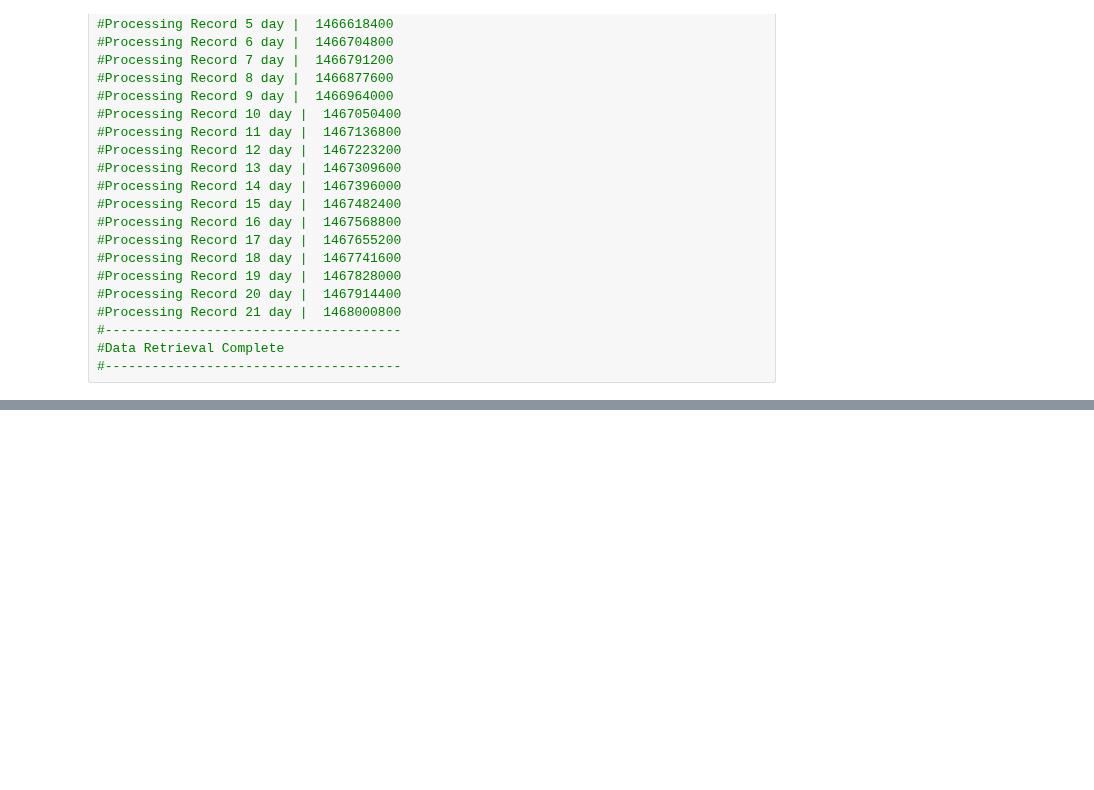
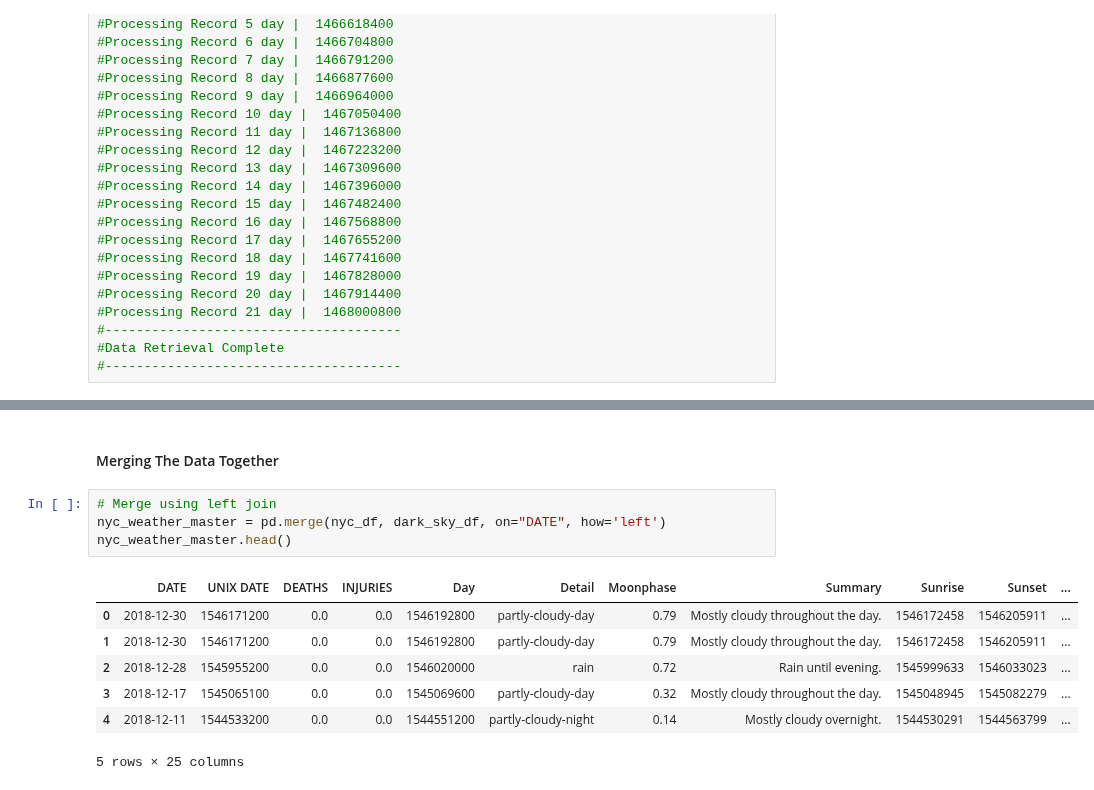
Before and after one commit to huntercash/ProjectOne, a Jupyter notebook: master_notebooks/cleaning.ipynb, the cells around one changed output, grey strips where cells are left out. Drawn from its saved outputs; the diff is of its cells as text; blank space fills up the shorter version.

```diff
--- a/master_notebooks/cleaning.ipynb
+++ b/master_notebooks/cleaning.ipynb
@@ -363,0 +450,14 @@ dark_sky_2 = pd.read_csv(dark_sky_csv2)
+# %% [markdown]
+#### Merging The Data Together
+# %%
+# Merge using left join
+nyc_weather_master = pd.merge(nyc_df, dark_sky_df, on="DATE", how='left')
+nyc_weather_master.head()
+# %% [output]
+|  | DATE | UNIX DATE | DEATHS | INJURIES | Day | Detail | Moonphase | Summary | Sunrise | Sunset | ... |
+| 0 | 2018-12-30 | 1546171200 | 0.0 | 0.0 | 1546192800 | partly-cloudy-day | 0.79 | Mostly cloudy throughout the day. | 1546172458 | 1546205911 | ... |
+| 1 | 2018-12-30 | 1546171200 | 0.0 | 0.0 | 1546192800 | partly-cloudy-day | 0.79 | Mostly cloudy throughout the day. | 1546172458 | 1546205911 | ... |
+| 2 | 2018-12-28 | 1545955200 | 0.0 | 0.0 | 1546020000 | rain | 0.72 | Rain until evening. | 1545999633 | 1546033023 | ... |
+| 3 | 2018-12-17 | 1545065100 | 0.0 | 0.0 | 1545069600 | partly-cloudy-day | 0.32 | Mostly cloudy throughout the day. | 1545048945 | 1545082279 | ... |
+| 4 | 2018-12-11 | 1544533200 | 0.0 | 0.0 | 1544551200 | partly-cloudy-night | 0.14 | Mostly cloudy overnight. | 1544530291 | 1544563799 | ... |
+5 rows × 25 columns
```
Also changed, not shown: parts of 33 cells of this notebook, 7 other files.
